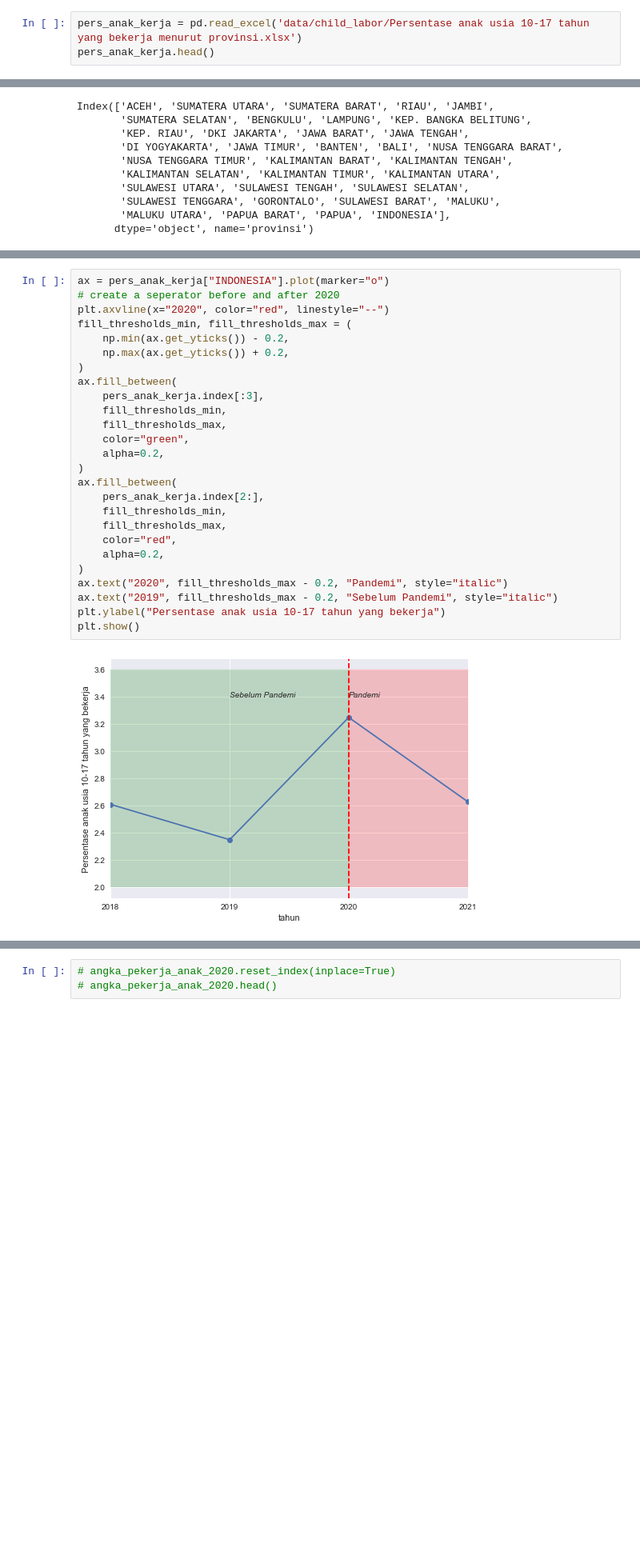
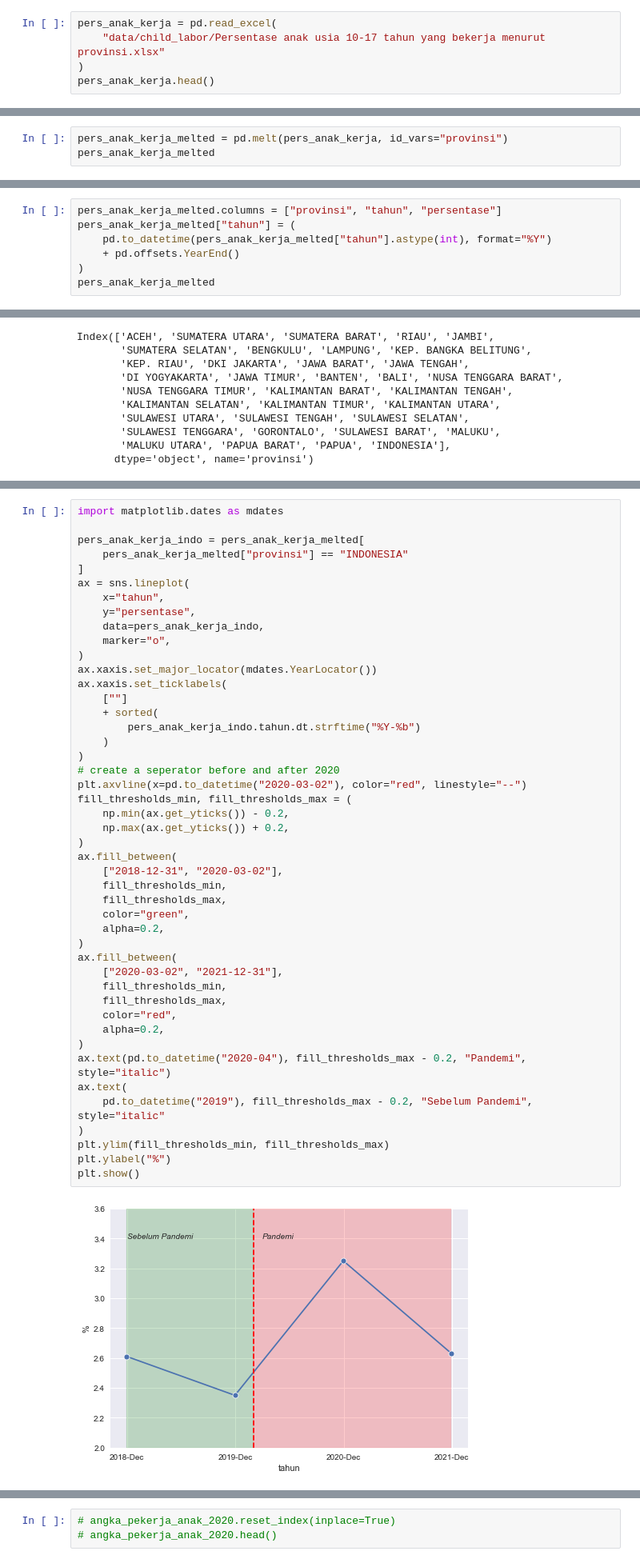
Before and after one commit to edutjie/TETRIS-Data-Analytics, a Jupyter notebook: main.ipynb, the cells around one changed output, grey strips where cells are left out. Shown: that part at 80% size. Saved outputs shown, nothing was run; the diff lists cells and outputs as text; blank space fills up the shorter version.

```diff
--- a/main.ipynb
+++ b/main.ipynb
@@ -15,7 +15,9 @@ plt.style.use('seaborn')
 # %% [markdown]
 ### Persentase anak usia 10-17 tahun yang bekerja menurut provinsi
 # %%
-pers_anak_kerja = pd.read_excel('data/child_labor/Persentase anak usia 10-17 tahun yang bekerja menurut provinsi.xlsx')
+pers_anak_kerja = pd.read_excel(
+    "data/child_labor/Persentase anak usia 10-17 tahun yang bekerja menurut provinsi.xlsx"
+)
 pers_anak_kerja.head()
 # %% [output]
 |  | Provinsi | Persentase anak usia 10-17 tahun ... | Unnamed: 2 | Unnamed: 3 | Unnamed: 4 |
@@ -36,3 +38,6 @@ pers_anak_kerja.head()
 | 3 | SUMATERA BARAT | 2.46 | 4.29 | 2.64 | 2.51 |
 | 4 | RIAU | 2.21 | 3.37 | 2.87 | 1.92 |
 | 5 | JAMBI | 2.06 | 2.43 | 1.86 | 2.88 |
+# %%
+pers_anak_kerja_melted = pd.melt(pers_anak_kerja, id_vars="provinsi")
+pers_anak_kerja_melted
@@ -38,0 +58,7 @@ pers_anak_kerja.head()
+# %%
+pers_anak_kerja_melted.columns = ["provinsi", "tahun", "persentase"]
+pers_anak_kerja_melted["tahun"] = (
+    pd.to_datetime(pers_anak_kerja_melted["tahun"].astype(int), format="%Y")
+    + pd.offsets.YearEnd()
+)
+pers_anak_kerja_melted
@@ -89,30 +163,50 @@ Index(['ACEH', 'SUMATERA UTARA', 'SUMATERA BARAT', 'RIAU', 'JAMBI',
 # %%
-ax = pers_anak_kerja["INDONESIA"].plot(marker="o")
+import matplotlib.dates as mdates
+
+pers_anak_kerja_indo = pers_anak_kerja_melted[
+    pers_anak_kerja_melted["provinsi"] == "INDONESIA"
+]
+ax = sns.lineplot(
+    x="tahun",
+    y="persentase",
+    data=pers_anak_kerja_indo,
+    marker="o",
+)
+ax.xaxis.set_major_locator(mdates.YearLocator())
+ax.xaxis.set_ticklabels(
+    [""]
+    + sorted(
+        pers_anak_kerja_indo.tahun.dt.strftime("%Y-%b")
+    )
+)
 # create a seperator before and after 2020
-plt.axvline(x="2020", color="red", linestyle="--")
+plt.axvline(x=pd.to_datetime("2020-03-02"), color="red", linestyle="--")
 fill_thresholds_min, fill_thresholds_max = (
     np.min(ax.get_yticks()) - 0.2,
     np.max(ax.get_yticks()) + 0.2,
 )
 ax.fill_between(
-    pers_anak_kerja.index[:3],
+    ["2018-12-31", "2020-03-02"],
     fill_thresholds_min,
     fill_thresholds_max,
     color="green",
     alpha=0.2,
 )
 ax.fill_between(
-    pers_anak_kerja.index[2:],
+    ["2020-03-02", "2021-12-31"],
     fill_thresholds_min,
     fill_thresholds_max,
     color="red",
     alpha=0.2,
 )
-ax.text("2020", fill_thresholds_max - 0.2, "Pandemi", style="italic")
-ax.text("2019", fill_thresholds_max - 0.2, "Sebelum Pandemi", style="italic")
-plt.ylabel("Persentase anak usia 10-17 tahun yang bekerja")
+ax.text(pd.to_datetime("2020-04"), fill_thresholds_max - 0.2, "Pandemi", style="italic")
+ax.text(
+    pd.to_datetime("2019"), fill_thresholds_max - 0.2, "Sebelum Pandemi", style="italic"
+)
+plt.ylim(fill_thresholds_min, fill_thresholds_max)
+plt.ylabel("%")
 plt.show()
 # %% [output]
-[figure, old version]
+[figure, new version]
 # %% [markdown]
 **Obersetvations:**
```
Also changed, not shown: parts of 49 cells of this notebook, 5 other files.
